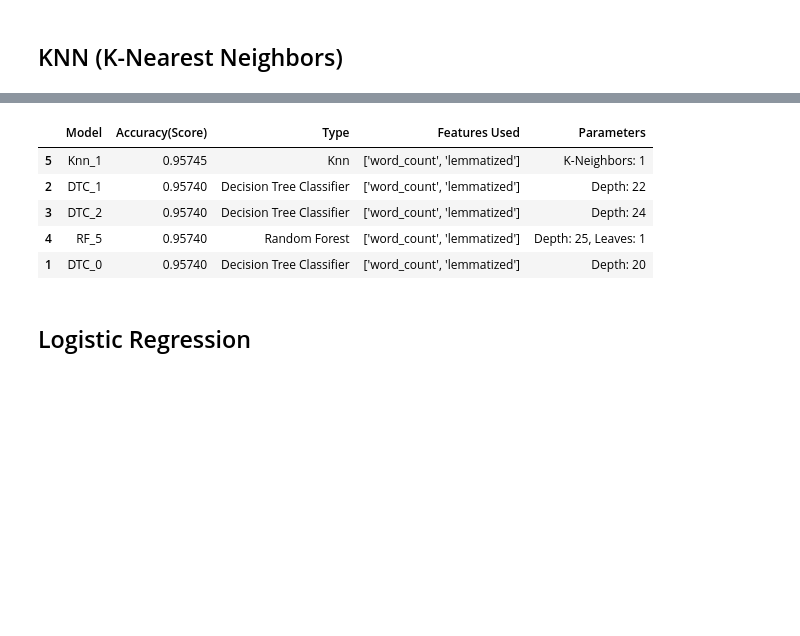
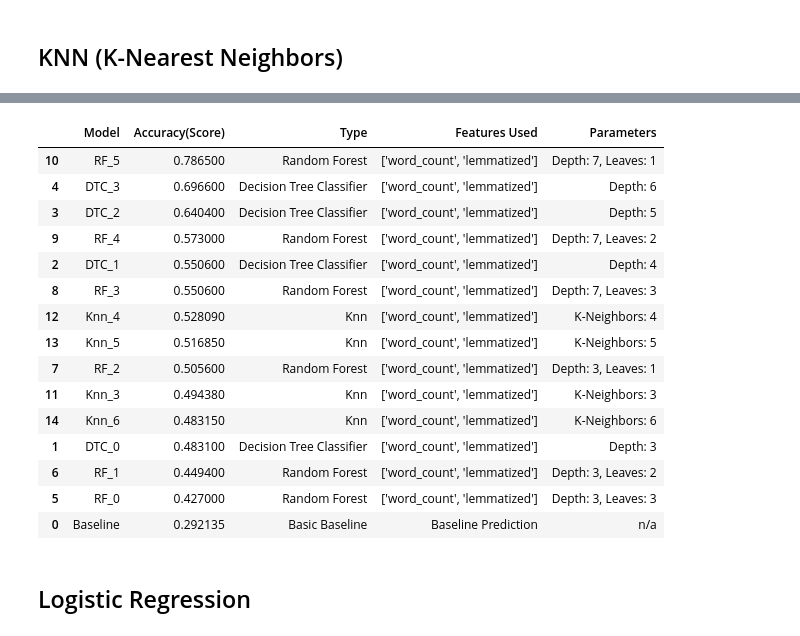
Before and after one commit to double-vincent/nlp_project, a Jupyter notebook: model.ipynb, the cells around one changed output, grey strips where cells are left out. Saved outputs shown, nothing was run; the diff lists cells and outputs as text; code cells hidden in the pictures; blank space fills up the shorter version.

```diff
--- a/model.ipynb
+++ b/model.ipynb
@@ -284,7 +255,7 @@ def model_dtc(feat_set,\
     for feature in feat_set:
         features += [col for col in train.columns if feature in col]
 
-    selectors = list(product(np.arange(20,25,2)))
+    selectors = list(product(np.arange(3,7,1)))
 
     for idx, item in enumerate(selectors):
         model_id = 'DTC_'+f'{idx}'
@@ -311,0 +319,38 @@ model_descriptions, comparison_chart =  model_dtc(feat_set, model_descriptions,
+# %%
+def model_rf(feat_set,\
+        model_descriptions,
+        comparison_chart,
+        subsets, ):
+
+    train=subsets[0]
+    X_train=subsets[1]
+    y_train=subsets[2]
+
+    features = []
+    for feature in feat_set:
+        features += [col for col in train.columns if feature in col]
+
+    selectors = list(product([3,7], [3,2,1]))
+
+    for idx, item in enumerate(selectors):
+        model_id = 'RF_'+f'{idx}'
+        rf = RandomForestClassifier(max_depth=item[0],\
+                                            min_samples_leaf=item[1],
+                                            random_state=514)
+
+        rf.fit(X_train[features], y_train)
+
+        comparison_chart[model_id] = model.compute_metrics(rf, X_train[features], y_train).values
+
+        score = rf.score(X_train[features], y_train).round(4)
+
+        description = pd.DataFrame({'Model': model_id,
+                                    'Accuracy(Score)': score,
+                                    'Type': 'Random Forest',
+                                    'Features Used': f'{feat_set}',
+                                    'Parameters': f'Depth: {item[0]}, Leaves: {item[1]}'},
+                                    index=[0])
+
+        model_descriptions = pd.concat([model_descriptions, description], ignore_index=True)
+
+    return model_descriptions, comparison_chart
@@ -379,7 +391,7 @@ def model_knn(feat_set,\
     for feature in feat_set:
         features += [col for col in train.columns if feature in col]
 
-    k_range = range(1, 15)
+    k_range = range(3, 7)
     scores = []
 
     for k in k_range:
@@ -420,12 +436,22 @@ model_descriptions, comparison_chart = model_knn(feat_set, model_descriptions, c
 # %%
-model_descriptions.sort_values(by='Accuracy(Score)', ascending=False).head()
+model_descriptions.sort_values(by='Accuracy(Score)', ascending=False)
 # %% [output]
 |  | Model | Accuracy(Score) | Type | Features Used | Parameters |
-| 5 | Knn_1 | 0.95745 | Knn | ['word_count', 'lemmatized'] | K-Neighbors: 1 |
-| 2 | DTC_1 | 0.95740 | Decision Tree Classifier | ['word_count', 'lemmatized'] | Depth: 22 |
-| 3 | DTC_2 | 0.95740 | Decision Tree Classifier | ['word_count', 'lemmatized'] | Depth: 24 |
-| 4 | RF_5 | 0.95740 | Random Forest | ['word_count', 'lemmatized'] | Depth: 25, Leaves: 1 |
-| 1 | DTC_0 | 0.95740 | Decision Tree Classifier | ['word_count', 'lemmatized'] | Depth: 20 |
+| 10 | RF_5 | 0.786500 | Random Forest | ['word_count', 'lemmatized'] | Depth: 7, Leaves: 1 |
+| 4 | DTC_3 | 0.696600 | Decision Tree Classifier | ['word_count', 'lemmatized'] | Depth: 6 |
+| 3 | DTC_2 | 0.640400 | Decision Tree Classifier | ['word_count', 'lemmatized'] | Depth: 5 |
+| 9 | RF_4 | 0.573000 | Random Forest | ['word_count', 'lemmatized'] | Depth: 7, Leaves: 2 |
+| 2 | DTC_1 | 0.550600 | Decision Tree Classifier | ['word_count', 'lemmatized'] | Depth: 4 |
+| 8 | RF_3 | 0.550600 | Random Forest | ['word_count', 'lemmatized'] | Depth: 7, Leaves: 3 |
+| 12 | Knn_4 | 0.528090 | Knn | ['word_count', 'lemmatized'] | K-Neighbors: 4 |
+| 13 | Knn_5 | 0.516850 | Knn | ['word_count', 'lemmatized'] | K-Neighbors: 5 |
+| 7 | RF_2 | 0.505600 | Random Forest | ['word_count', 'lemmatized'] | Depth: 3, Leaves: 1 |
+| 11 | Knn_3 | 0.494380 | Knn | ['word_count', 'lemmatized'] | K-Neighbors: 3 |
+| 14 | Knn_6 | 0.483150 | Knn | ['word_count', 'lemmatized'] | K-Neighbors: 6 |
+| 1 | DTC_0 | 0.483100 | Decision Tree Classifier | ['word_count', 'lemmatized'] | Depth: 3 |
+| 6 | RF_1 | 0.449400 | Random Forest | ['word_count', 'lemmatized'] | Depth: 3, Leaves: 2 |
+| 5 | RF_0 | 0.427000 | Random Forest | ['word_count', 'lemmatized'] | Depth: 3, Leaves: 3 |
+| 0 | Baseline | 0.292135 | Basic Baseline | Baseline Prediction | n/a |
 # %% [markdown]
 ## Logistic Regression
 # %%
```
Also changed, not shown: parts of 64 cells of this notebook, 1 other file.
